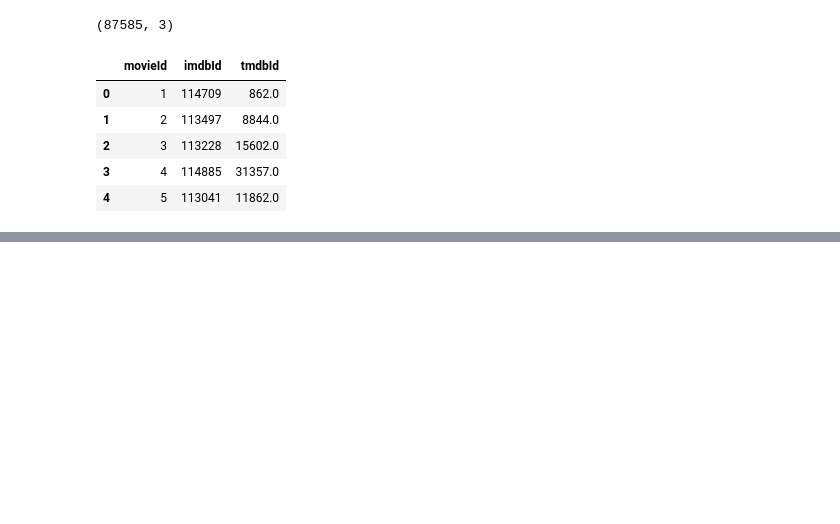
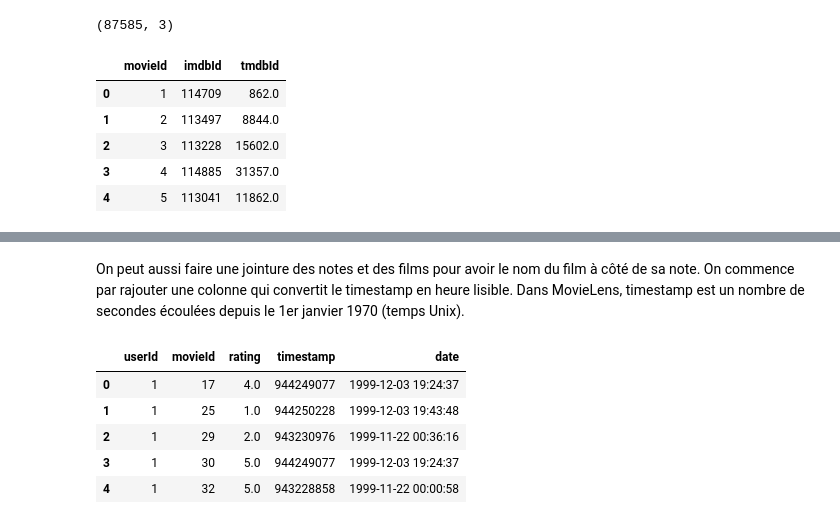
Before and after one commit to gcourtadon/ensae_pythondatascience_films, a Jupyter notebook: extraire_movielens.ipynb, the cells around one changed output, grey strips where cells are left out. Drawn from its saved outputs; the diff is of its cells as text; code cells hidden in the pictures; blank space fills up the shorter version.

```diff
--- a/extraire_movielens.ipynb
+++ b/extraire_movielens.ipynb
@@ -101,0 +166,13 @@ links.head()
+# %% [markdown]
+On peut aussi faire une jointure des notes et des films pour avoir le nom du film à côté de sa note.
+On commence par rajouter une colonne qui convertit le timestamp en heure lisible. Dans MovieLens, timestamp est un nombre de secondes écoulées depuis le 1er janvier 1970 (temps Unix).
+# %%
+ratings["date"] = pd.to_datetime(ratings["timestamp"], unit="s")
+ratings.head()
+# %% [output]
+|  | userId | movieId | rating | timestamp | date |
+| 0 | 1 | 17 | 4.0 | 944249077 | 1999-12-03 19:24:37 |
+| 1 | 1 | 25 | 1.0 | 944250228 | 1999-12-03 19:43:48 |
+| 2 | 1 | 29 | 2.0 | 943230976 | 1999-11-22 00:36:16 |
+| 3 | 1 | 30 | 5.0 | 944249077 | 1999-12-03 19:24:37 |
+| 4 | 1 | 32 | 5.0 | 943228858 | 1999-11-22 00:00:58 |
```
Also changed, not shown: parts of 13 cells of this notebook, 1 other file.
